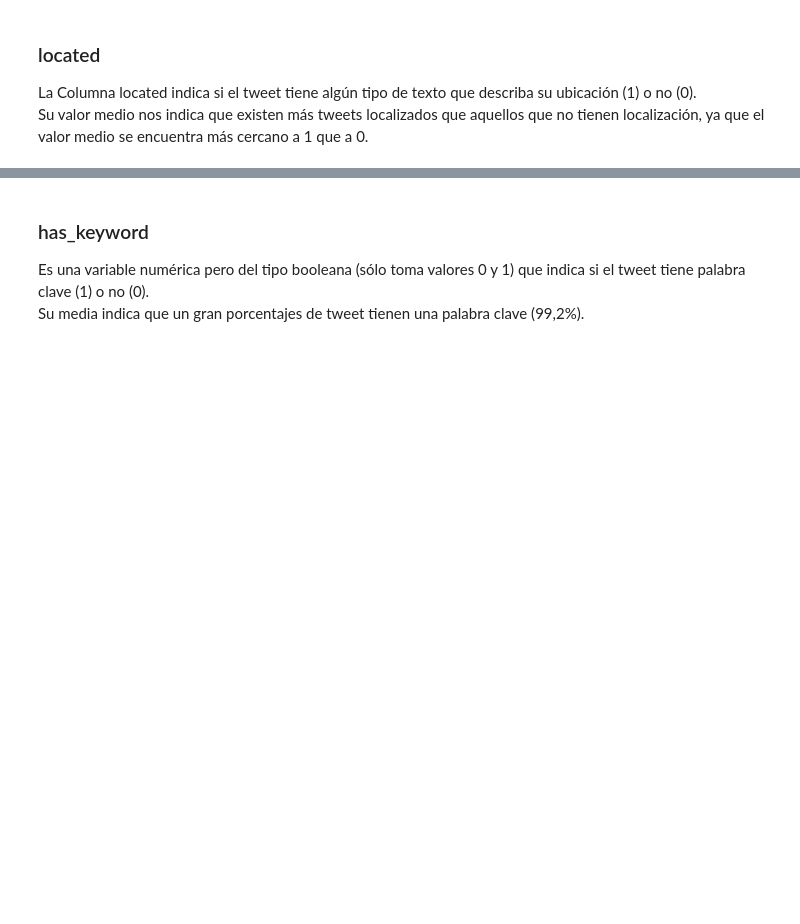
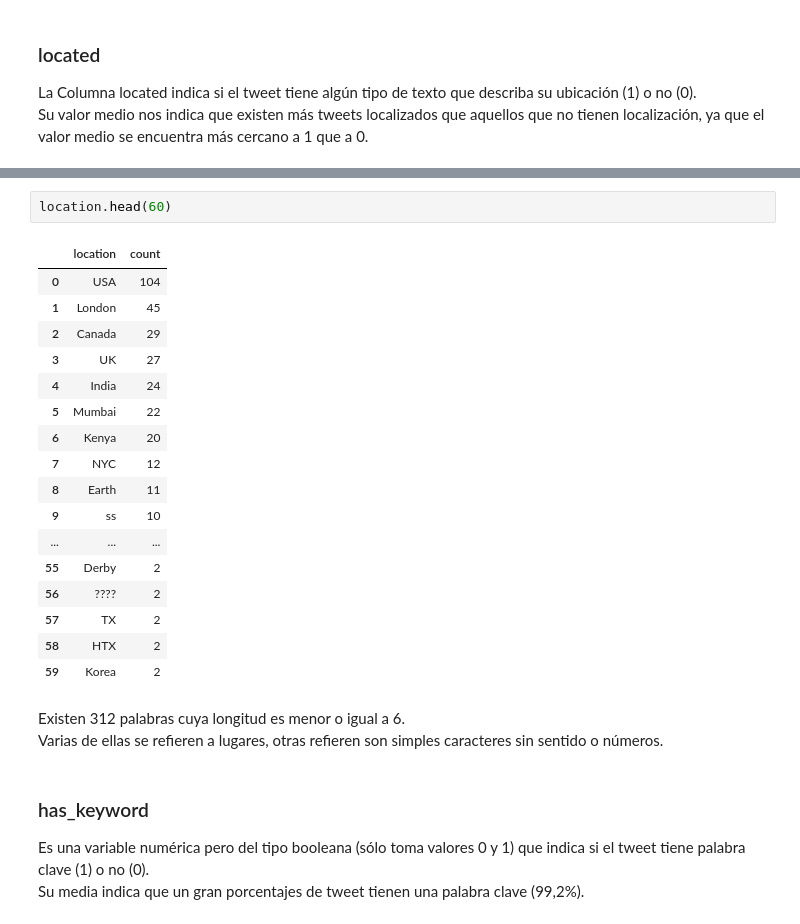
Before and after one commit to GastonMontes/1ro-2020-7506-TP1, a Jupyter notebook: Análisis general.ipynb, the cells around one changed output, grey strips where cells are left out. Drawn from its saved outputs; the diff is of its cells as text; blank space fills up the shorter version.

```diff
--- a/Análisis general.ipynb
+++ b/Análisis general.ipynb
@@ -70,3 +132,26 @@ Su valor medio nos indica que existen más tweets localizados que aquellos que n
+# %%
+location.head(60)
+# %% [output]
+|  | location | count |
+| 0 | USA | 104 |
+| 1 | London | 45 |
+| 2 | Canada | 29 |
+| 3 | UK | 27 |
+| 4 | India | 24 |
+| 5 | Mumbai | 22 |
+| 6 | Kenya | 20 |
+| 7 | NYC | 12 |
+| 8 | Earth | 11 |
+| 9 | ss | 10 |
+| ... | ... | ... |
+| 55 | Derby | 2 |
+| 56 | ???? | 2 |
+| 57 | TX | 2 |
+| 58 | HTX | 2 |
+| 59 | Korea | 2 |
+# %% [markdown]
+Existen 312 palabras cuya longitud es menor o igual a 6.\
+Varias de ellas se refieren a lugares, otras refieren son simples caracteres sin sentido o números.
 # %% [markdown]
 ### has_keyword
 Es una variable numérica pero del tipo booleana (sólo toma valores 0 y 1) que indica si el tweet tiene palabra clave (1) o no (0).\
```
Also changed, not shown: parts of 10 cells of this notebook.
